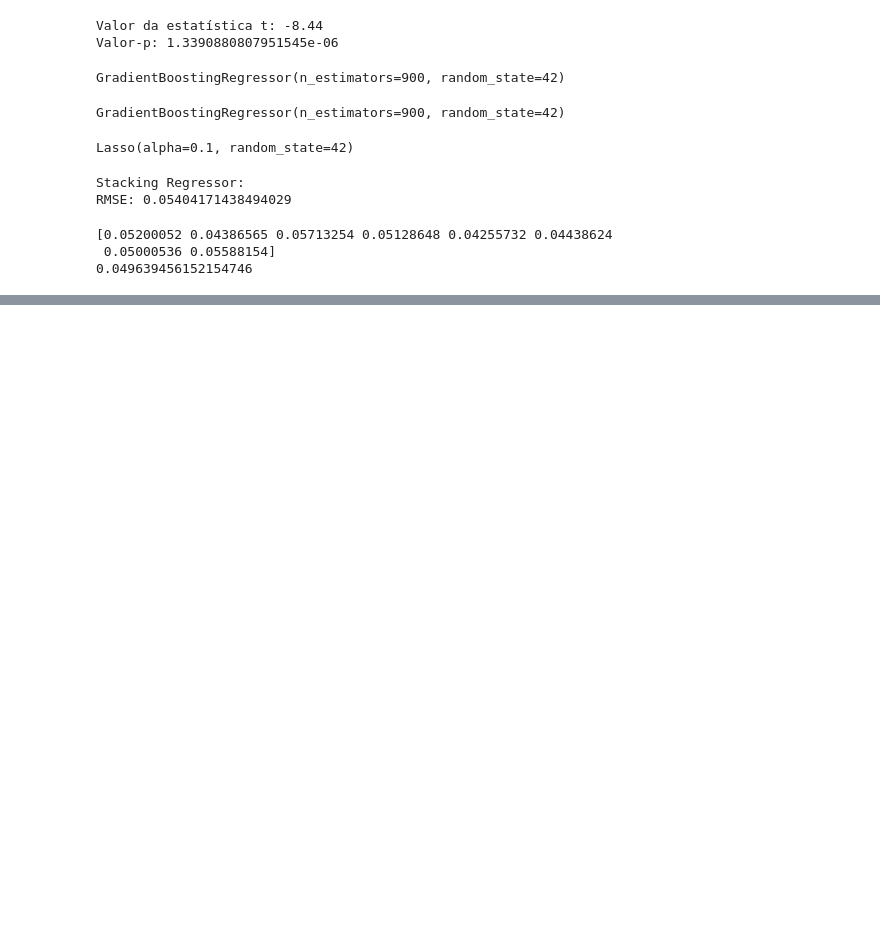
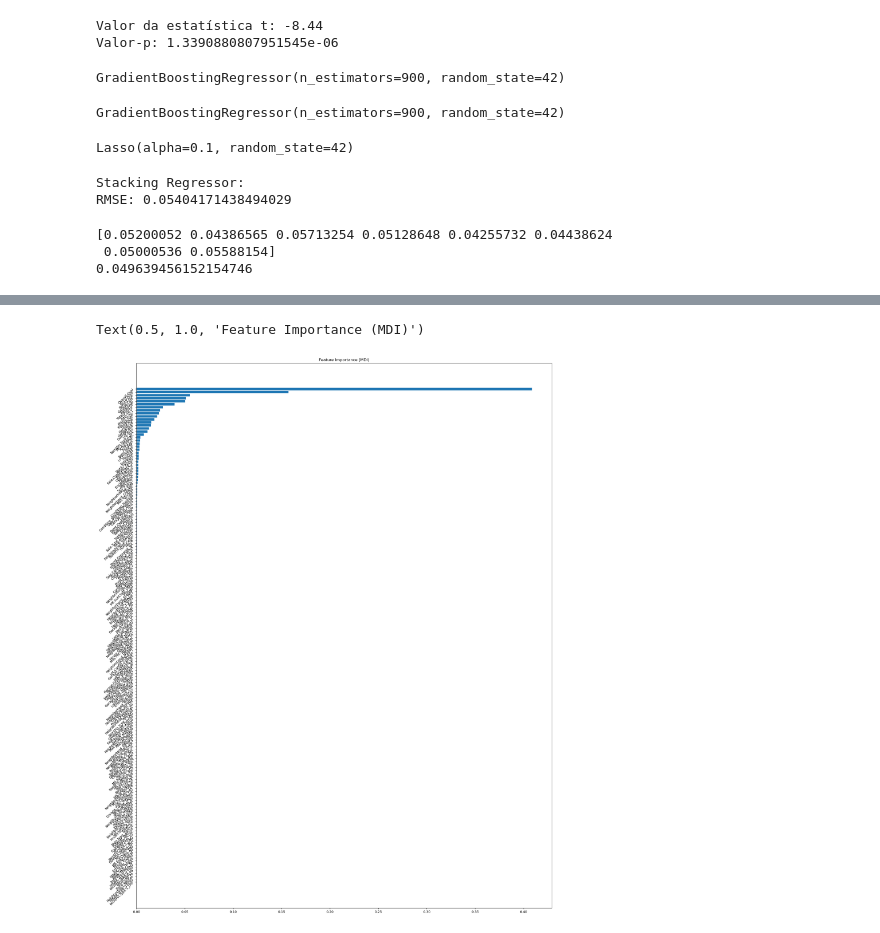
Before and after one commit to RodrigoAnciaes/projeto1-ml-ames-mlops, a Jupyter notebook: notebooks/projeto1.ipynb, the cells around one changed output, grey strips where cells are left out. Saved outputs shown, nothing was run; the diff lists cells and outputs as text; code cells hidden in the pictures; blank space fills up the shorter version.

```diff
--- a/notebooks/projeto1.ipynb
+++ b/notebooks/projeto1.ipynb
@@ -451,0 +465,12 @@ print(mean_scores)
+# %%
+feature_importance_gbr = gbr_reg.feature_importances_
+sorted_idx = np.argsort(feature_importance_gbr)
+pos = np.arange(sorted_idx.shape[0]) + 0.5
+fig = plt.figure(figsize=(50, 30))
+plt.subplot(1, 2, 1)
+plt.barh(pos, feature_importance_gbr[sorted_idx], align="center")
+plt.yticks(pos, np.array(model_data.columns)[sorted_idx], rotation=45, ha="right")
+plt.title("Feature Importance (MDI)")
+# %% [output]
+Text(0.5, 1.0, 'Feature Importance (MDI)')
+[figure, added]
```
Also changed, not shown: parts of 14 cells of this notebook.
